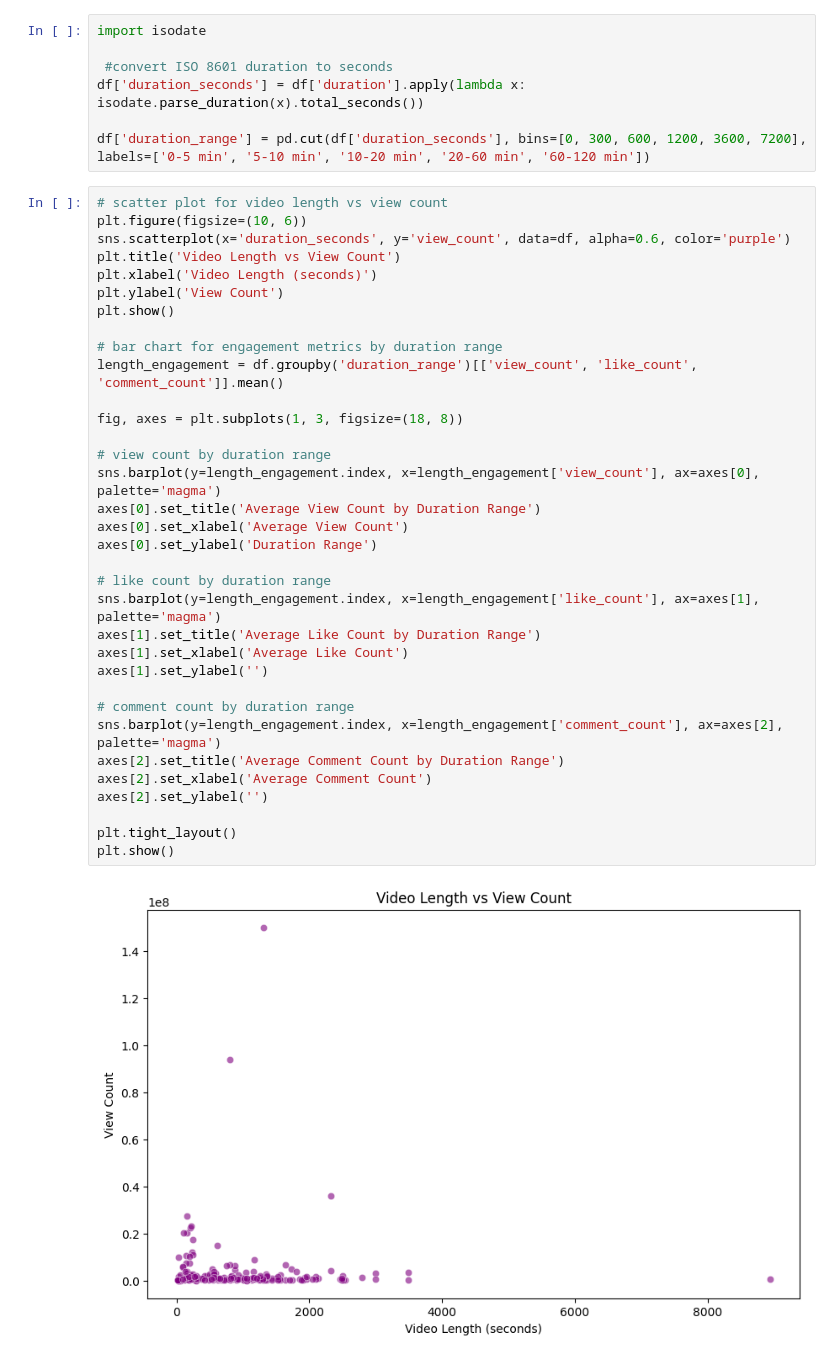
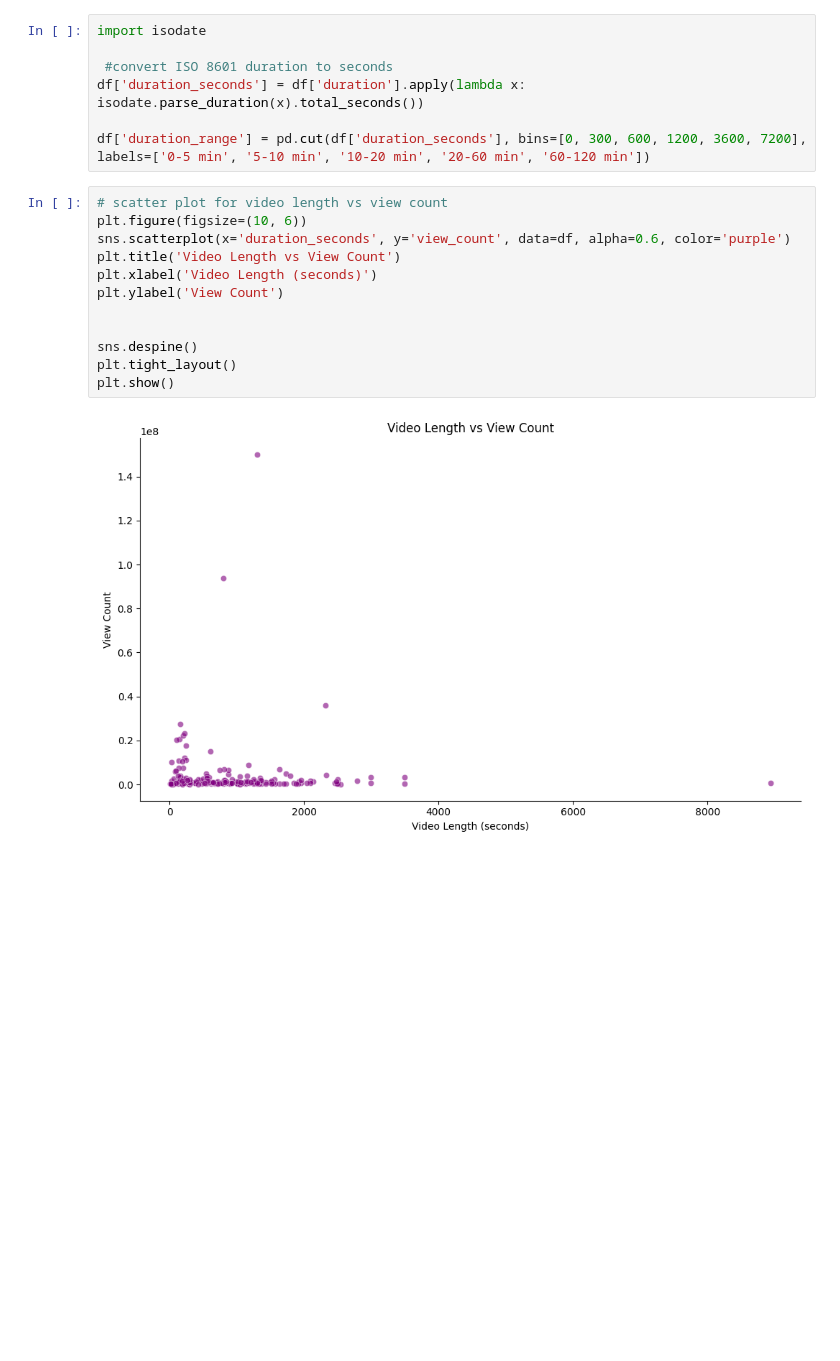
Before and after one commit to modyreturn/Youtube_Data_Analysis, a Jupyter notebook: Youtube_Videos_Analysis.ipynb, the cells around one changed output. Saved outputs shown, nothing was run; the diff lists cells and outputs as text; blank space fills up the shorter version.

```diff
--- a/Youtube_Videos_Analysis.ipynb
+++ b/Youtube_Videos_Analysis.ipynb
@@ -460,36 +460,14 @@ df['duration_range'] = pd.cut(df['duration_seconds'], bins=[0, 300, 600, 1200, 3
 # %%
 # scatter plot for video length vs view count
 plt.figure(figsize=(10, 6))
 sns.scatterplot(x='duration_seconds', y='view_count', data=df, alpha=0.6, color='purple')
 plt.title('Video Length vs View Count')
 plt.xlabel('Video Length (seconds)')
 plt.ylabel('View Count')
-plt.show()
 
-# bar chart for engagement metrics by duration range
-length_engagement = df.groupby('duration_range')[['view_count', 'like_count', 'comment_count']].mean()
 
-fig, axes = plt.subplots(1, 3, figsize=(18, 8))
-
-# view count by duration range
-sns.barplot(y=length_engagement.index, x=length_engagement['view_count'], ax=axes[0], palette='magma')
-axes[0].set_title('Average View Count by Duration Range')
-axes[0].set_xlabel('Average View Count')
-axes[0].set_ylabel('Duration Range')
-
-# like count by duration range
-sns.barplot(y=length_engagement.index, x=length_engagement['like_count'], ax=axes[1], palette='magma')
-axes[1].set_title('Average Like Count by Duration Range')
-axes[1].set_xlabel('Average Like Count')
-axes[1].set_ylabel('')
-
-# comment count by duration range
-sns.barplot(y=length_engagement.index, x=length_engagement['comment_count'], ax=axes[2], palette='magma')
-axes[2].set_title('Average Comment Count by Duration Range')
-axes[2].set_xlabel('Average Comment Count')
-axes[2].set_ylabel('')
-
+sns.despine()
 plt.tight_layout()
 plt.show()
 # %% [output]
-[figure, old version]
+[figure, new version]
```
Also changed, not shown: parts of 6 cells of this notebook.
